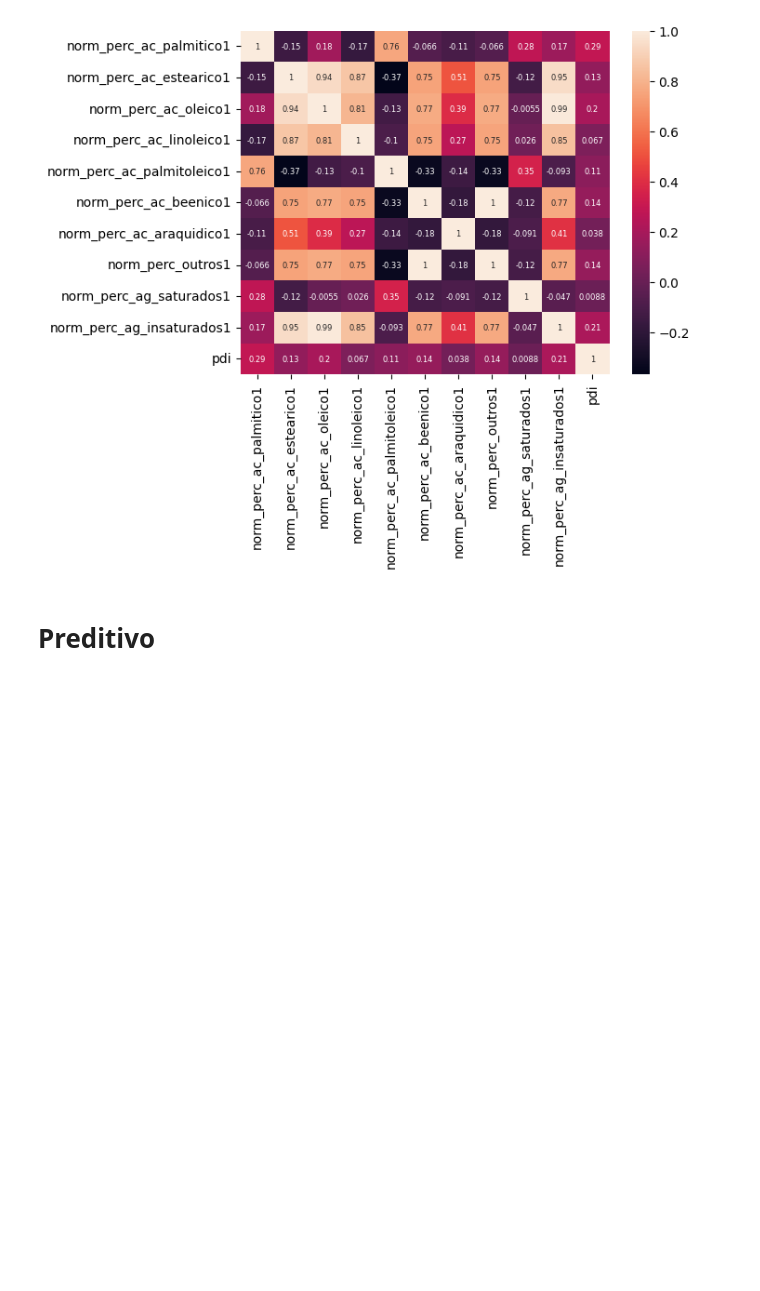
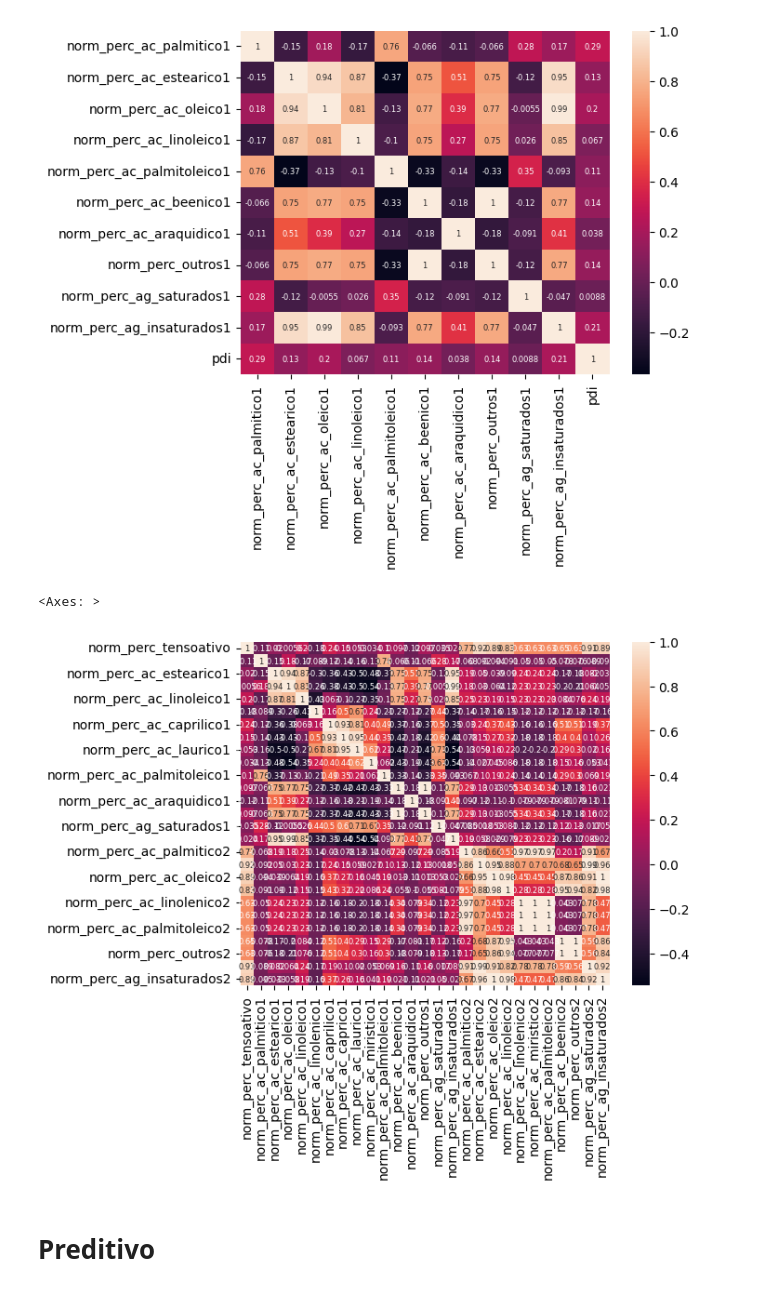
Before and after one commit to brfiso/PyNanoEmulsion, a Jupyter notebook: AnaliseFormulacoes.ipynb, the cells around one changed output. Cells and saved outputs as stored; diff of their text form; code cells hidden in the pictures; blank space fills up the shorter version.

```diff
--- a/AnaliseFormulacoes.ipynb
+++ b/AnaliseFormulacoes.ipynb
@@ -271,6 +278,15 @@ sns.heatmap(corr_matrix, annot=True, annot_kws={"size":6})
 # %% [output]
 <Axes: >
 [figure]
+# %%
+corr_matrix = df[colunas_percentuais_normalizadas].corr()
+cols = corr_matrix['pdi'][corr_matrix['pdi'] < 0.3].index.tolist()
+corr_matrix = corr_matrix.loc[cols, cols]
+
+sns.heatmap(corr_matrix, annot=True, annot_kws={"size":6})
+# %% [output]
+<Axes: >
+[figure, added]
 # %% [markdown]
 # Preditivo
 # %%
```
Also changed, not shown: parts of 3 cells of this notebook.
